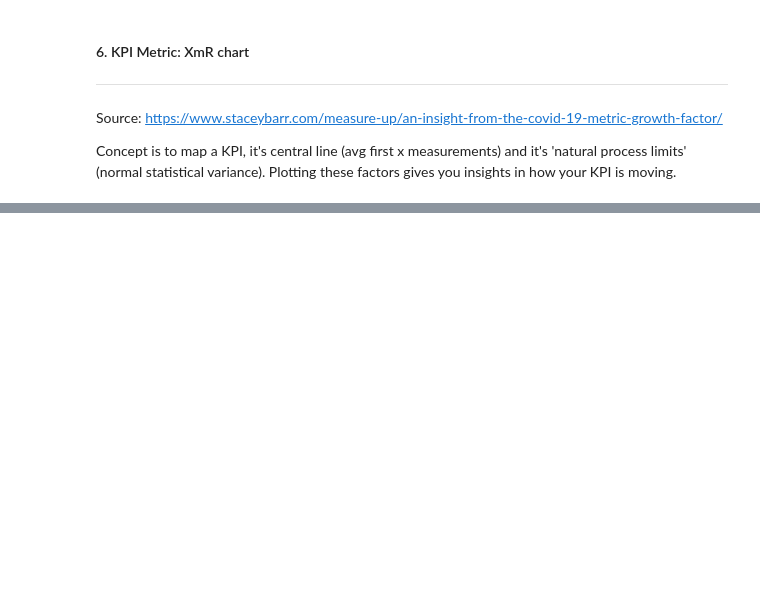
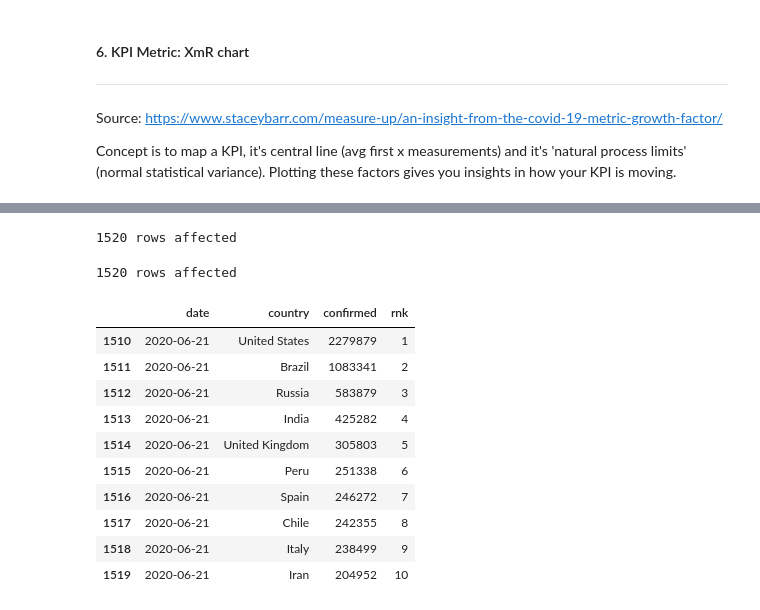
Before and after one commit to gvpamelen/covid19, a Jupyter notebook: notebooks/EDA.ipynb, the cells around one changed output, grey strips where cells are left out. Drawn from its saved outputs; the diff is of its cells as text; code cells hidden in the pictures; blank space fills up the shorter version.

```diff
--- a/notebooks/EDA.ipynb
+++ b/notebooks/EDA.ipynb
@@ -659,0 +677,37 @@ show(p)
+# %%
+df_bars = getBarData()
+# %% [output]
+1520 rows affected
+# %%
+# get overall numbers
+query = """
+SELECT
+    *
+FROM (
+    SELECT
+        DATE(date) AS date,
+        country,
+        SUM(confirmed) AS confirmed,
+        ROW_NUMBER() OVER (PARTITION BY date ORDER BY SUM(confirmed) DESC) AS rnk
+    FROM stats
+    GROUP BY date, country) AS sub
+WHERE rnk <= 10
+"""
+
+df_bars = qdb.execute_query(query)
+# %% [output]
+1520 rows affected
+# %%
+df_bars[df_bars['date'] == '2020-06-21'].sort_values('rnk')
+# %% [output]
+|  | date | country | confirmed | rnk |
+| 1510 | 2020-06-21 | United States | 2279879 | 1 |
+| 1511 | 2020-06-21 | Brazil | 1083341 | 2 |
+| 1512 | 2020-06-21 | Russia | 583879 | 3 |
+| 1513 | 2020-06-21 | India | 425282 | 4 |
+| 1514 | 2020-06-21 | United Kingdom | 305803 | 5 |
+| 1515 | 2020-06-21 | Peru | 251338 | 6 |
+| 1516 | 2020-06-21 | Spain | 246272 | 7 |
+| 1517 | 2020-06-21 | Chile | 242355 | 8 |
+| 1518 | 2020-06-21 | Italy | 238499 | 9 |
+| 1519 | 2020-06-21 | Iran | 204952 | 10 |
```
Also changed, not shown: parts of 17 cells of this notebook, 1 other file.
